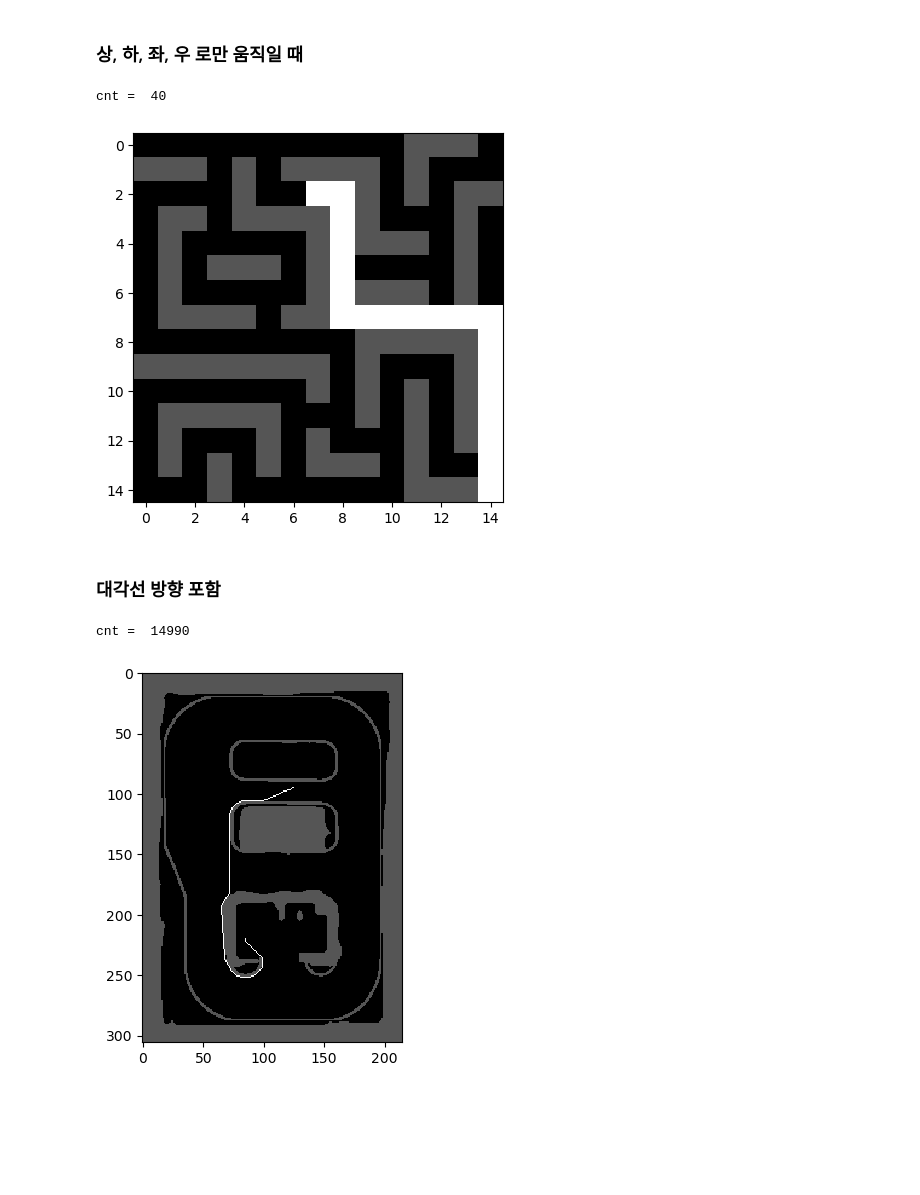
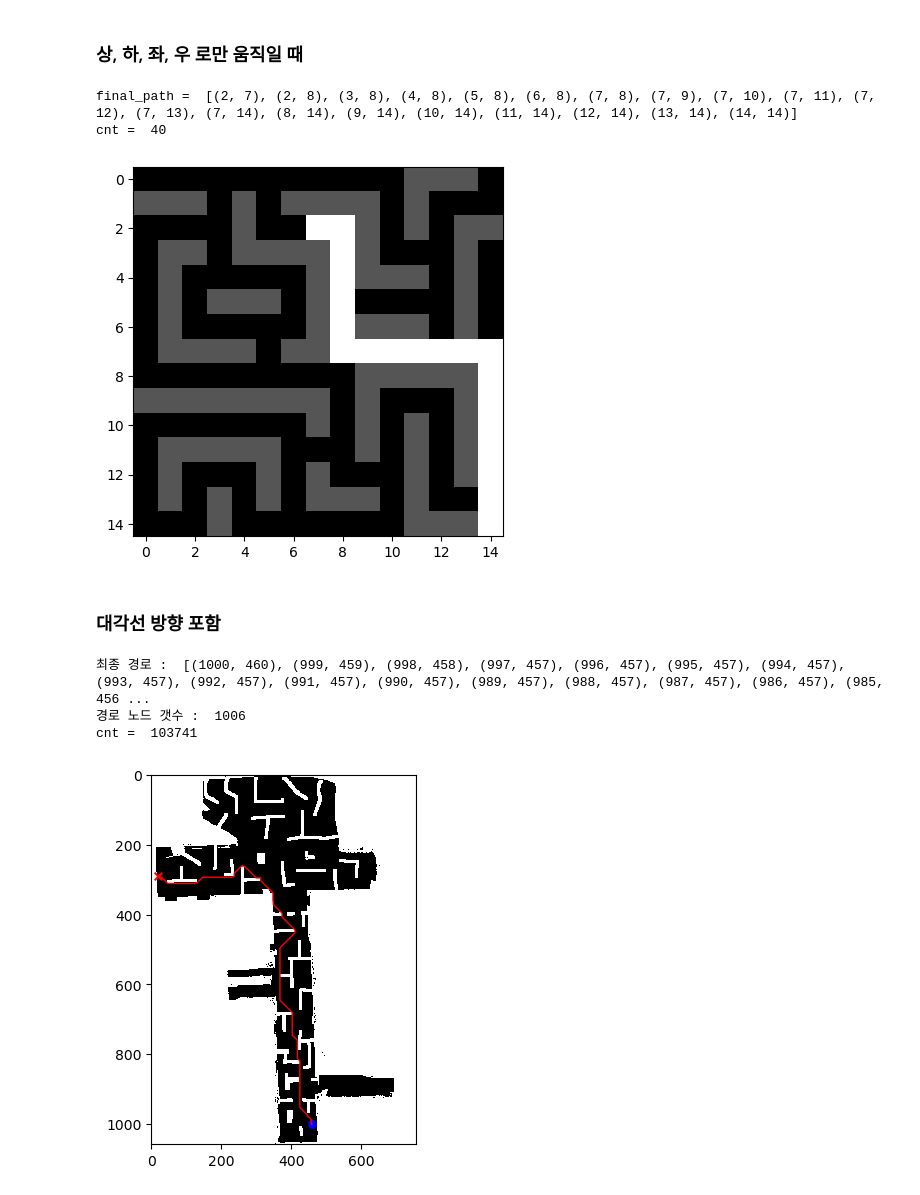
Before and after one commit to heetaeda/study_pathplanning, a Jupyter notebook: src/Priority_heap_queue.ipynb, the cells around one changed output. Saved outputs shown, nothing was run; the diff lists cells and outputs as text; code cells hidden in the pictures; blank space fills up the shorter version.

```diff
--- a/src/Priority_heap_queue.ipynb
+++ b/src/Priority_heap_queue.ipynb
@@ -190,7 +190,7 @@ def pixel_based_map(img):
 
     return map_cost
 
-map = cv2.imread('../data/asap_map_resized.pgm', cv2.COLOR_BGR2GRAY)
+map = cv2.imread('../data/test_map.pgm', cv2.COLOR_BGR2GRAY)
 
 binary_map = pixel_based_map(map)
 
@@ -268,11 +268,12 @@ def a_star(map, start, goal):
 
         if current == goal:
             path = []
-            path.append(start)  # 우선 출발 위치 추가
+            # path.append(start)  # 우선 출발 위치 추가
             # came_from 의 key 값에는 절대로 start 좌표가 들어가지 않는다. 그러므로, start 좌표를 처리할 상황이 되면 while 문을 빠져나온다.
             while current in came_from.keys():
                 path.append(current)  # 경로에 현재 노드를 추가하고
                 current = came_from[current]  # 현재 노드를 추가된 노드의 부모 노드로 바꾼다.
+            path.append(start)  # 마지막에 출발 위치 추가
             return path[::-1], cnt  # goal 위치부터 경로가 기록되므로 역순으로 반환해야 함.
 
         close_list.append(current)  # close_list 에 fscore 가 가장 작은 값을 추가한다.
@@ -313,11 +314,13 @@ final_path, cnt = a_star(grid_map, start, goal)
 for y, x in final_path:
     grid_map[y][x] = 3
 
+print('final_path = ', final_path)
 
 print('cnt = ', cnt)
 plt.imshow(grid_map, cmap='gray')
 plt.show()
 # %% [output]
+final_path =  [(2, 7), (2, 8), (3, 8), (4, 8), (5, 8), (6, 8), (7, 8), (7, 9), (7, 10), (7, 11), (7, 12), (7, 13), (7, 14), (8, 14), (9, 14), (10, 14), (11, 14), (12, 14), (13, 14), (14, 14)]
 cnt =  40
 [figure]
 # %% [markdown]
@@ -380,11 +383,12 @@ def a_star(map, start, goal):
 
         if current == goal:
             path = []
-            path.append(start)  # 우선 출발 위치 추가
+            # path.append(start)  # 우선 출발 위치 추가
             # came_from 의 key 값에는 절대로 start 좌표가 들어가지 않는다. 그러므로, start 좌표를 처리할 상황이 되면 while 문을 빠져나온다.
             while current in came_from.keys():
                 path.append(current)  # 경로에 현재 노드를 추가하고
                 current = came_from[current]  # 현재 노드를 추가된 노드의 부모 노드로 바꾼다.
+            path.append(start)  # 마지막에 출발 위치 추가
             return path[::-1], cnt  # goal 위치부터 경로가 기록되므로 역순으로 반환해야 함.
 
         close_list.append(current)  # close_list 에 fscore 가 가장 작은 값을 추가한다.
@@ -400,38 +404,48 @@ def a_star(map, start, goal):
                 else:
                     neighbor_gscore = gscore[current] + 1  # 한칸 이동했으므로 1 을 더해준다.
 
                 if neighbor in gscore.keys():
                     if gscore[neighbor] > neighbor_gscore:
                         gscore[neighbor] = neighbor_gscore
                         fscore[neighbor] = neighbor_gscore + heuristic(neighbor, goal)
                         heapq.heappush(open_heap, (fscore[neighbor], neighbor))
                         came_from[neighbor] = current  # neighbor 노드의 부모 노드 = current
                     else:
                         continue
 
                 else:
                     gscore[neighbor] = neighbor_gscore  # 이웃 노드의 gscore
                     fscore[neighbor] = neighbor_gscore + heuristic(neighbor, goal)
                     heapq.heappush(open_heap, (fscore[neighbor], neighbor))
                     came_from[neighbor] = current  # neighbor 노드의 부모 노드 = current
 
             # print('came_from : ', came_from)
             # print('gscore : ', gscore)
             # print('fscore : ', fscore)
 
+plt.imshow(binary_map, cmap='gray')
 
-start = (220, 85)
-goal = (95, 125)
+start = (1000, 460)
+goal = (290, 20)
 
 final_path, cnt = a_star(binary_map, start, goal)
 
-for y, x in final_path:
-    binary_map[y][x] = 3
+# for y, x in final_path:
+#     plt.plot(y, x, 'red', linewidth=2)
 
+print('최종 경로 : ', final_path)
+print('경로 노드 갯수 : ', len(final_path))
+print('cnt = ', cnt)
+final_path_np = np.array(final_path)
+plt.plot(final_path_np[:, 1], final_path_np[:, 0], 'red', linewidth=1)
 
-print('cnt = ', cnt)
-plt.imshow(binary_map, cmap='gray')
+plt.scatter(start[1], start[0], color='blue', marker='o', label='Start', s=30)
+plt.scatter(goal[1], goal[0], color='red', marker='x', label='Goal', s=30)
+
+# plt.imshow(binary_map, cmap='gray')
 plt.show()
 # %% [output]
-cnt =  14990
+최종 경로 :  [(1000, 460), (999, 459), (998, 458), (997, 457), (996, 457), (995, 457), (994, 457), (993, 457), (992, 457), (991, 457), (990, 457), (989, 457), (988, 457), (987, 457), (986, 457), (985, 456 ...
+경로 노드 갯수 :  1006
+cnt =  103741
-[figure, old version]
+[figure, new version]
```
Also changed, not shown: parts of 3 cells of this notebook, 1 other file.
